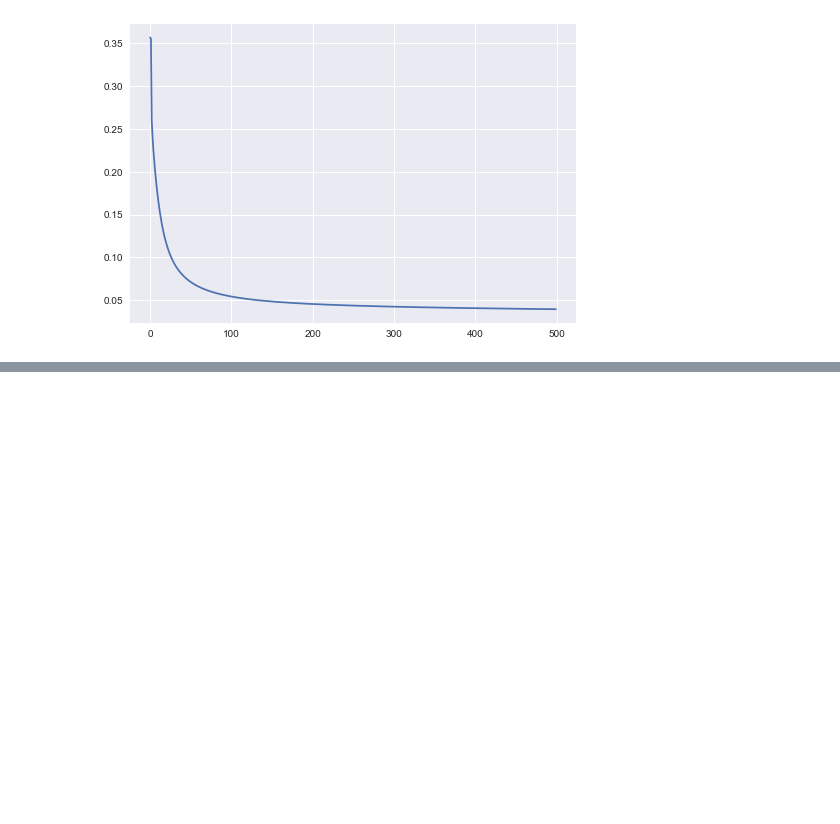
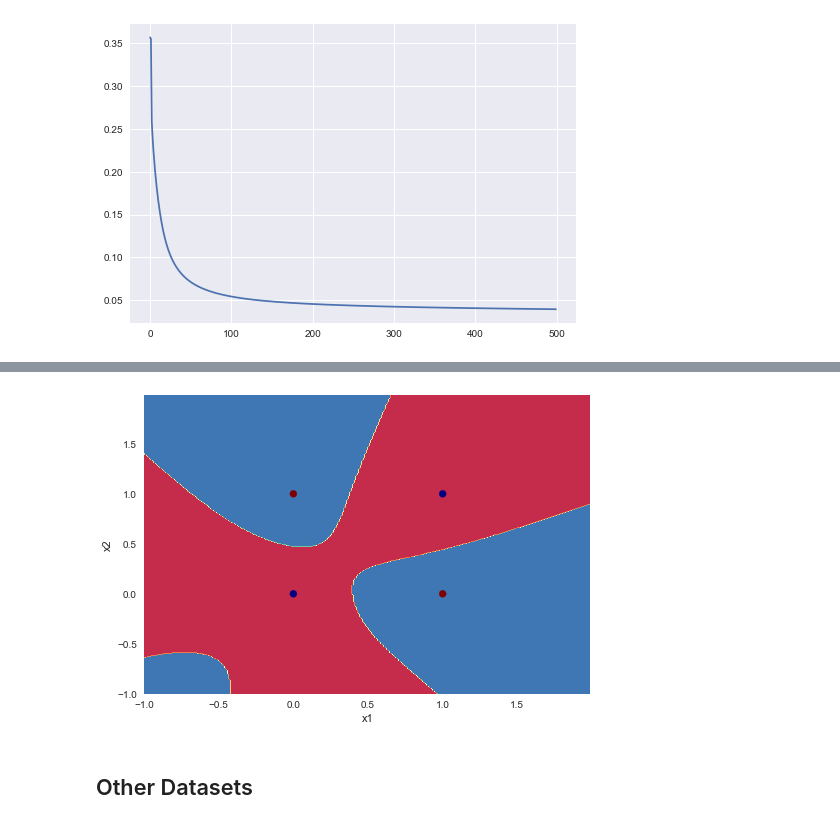
Before and after one commit to ShubhikaBhardwaj/Machine-Learning-Algorithm, a Jupyter notebook: Neural Networks/Multi Layer Perceptron.ipynb, the cells around one changed output, grey strips where cells are left out. Saved outputs shown, nothing was run; the diff lists cells and outputs as text; code cells hidden in the pictures; blank space fills up the shorter version.

```diff
--- a/Neural Networks/Multi Layer Perceptron.ipynb
+++ b/Neural Networks/Multi Layer Perceptron.ipynb
@@ -214,0 +264,7 @@ ModuleNotFoundError: No module named 'visualize'
+# %%
+
+plot_decision_boundary(lambda x:model.predict(x),X,Y)
+# %% [output]
+[figure, added]
+# %% [markdown]
+## Other Datasets
```
Also changed, not shown: parts of 12 cells of this notebook.
